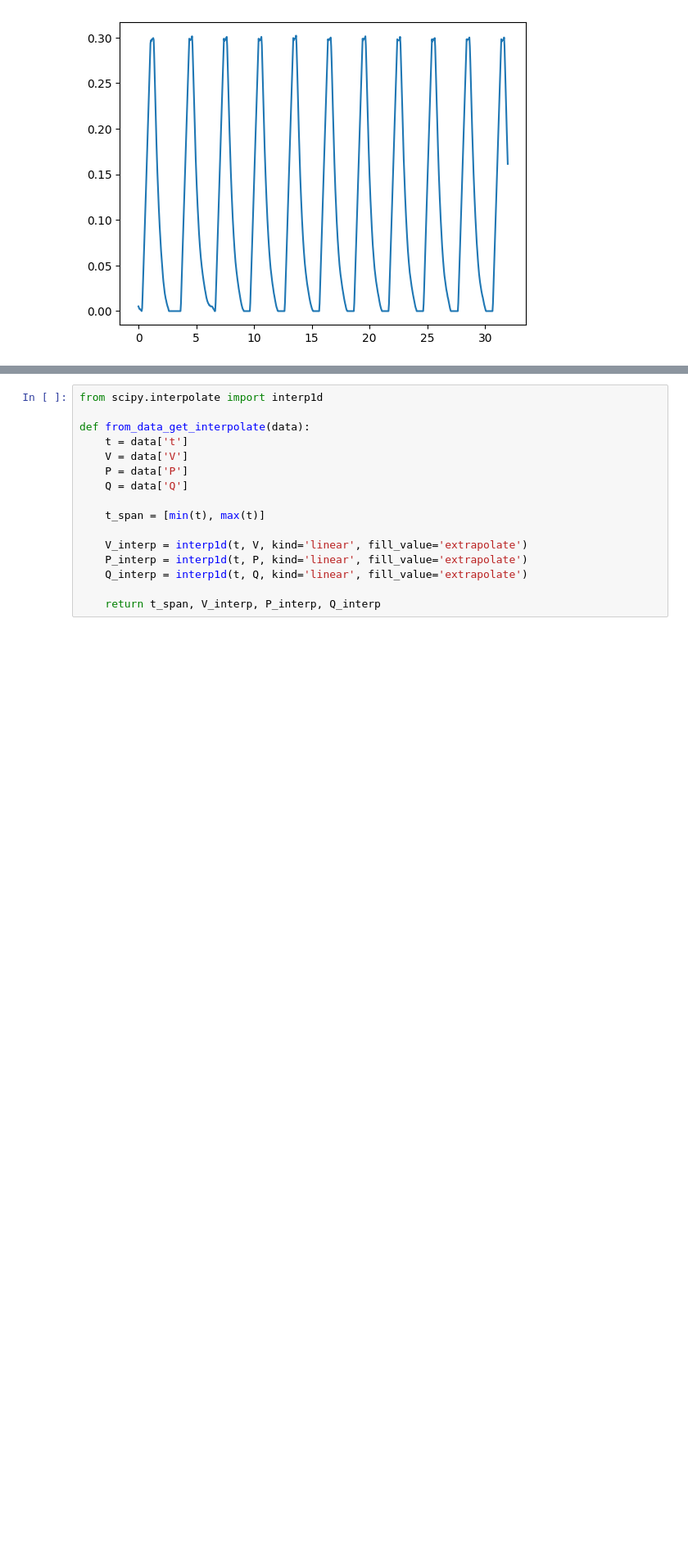
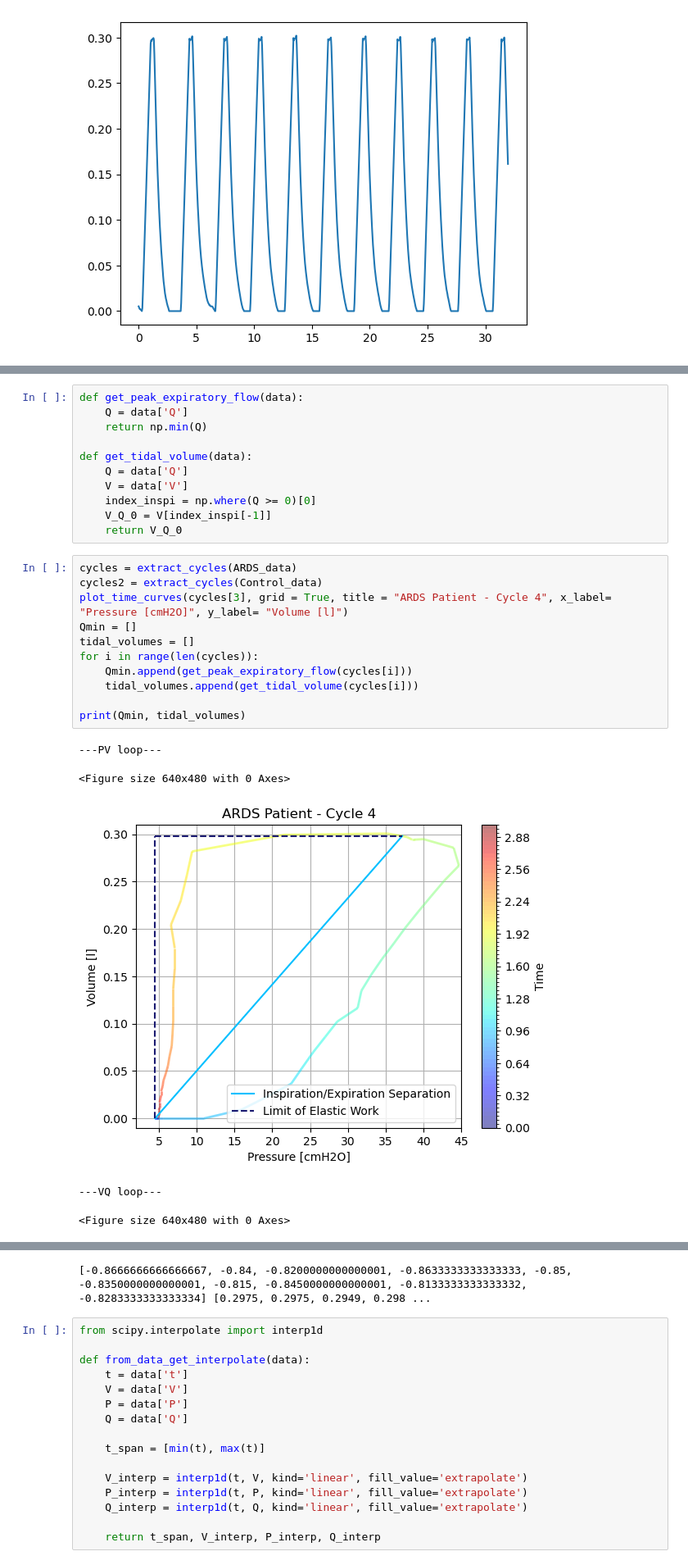
Before and after one commit to julienbrandoit/GBIO0014-2---ARDS-and-healthy-lungs-analysis, a Jupyter notebook: project.ipynb, the cells around one changed output, grey strips where cells are left out. Shown at 82% size. Saved outputs shown, nothing was run; the diff lists cells and outputs as text; blank space fills up the shorter version.

```diff
--- a/project.ipynb
+++ b/project.ipynb
@@ -152,0 +181,28 @@ Y = Control_data['V']
+# %%
+def get_peak_expiratory_flow(data):
+    Q = data['Q']
+    return np.min(Q)
+
+def get_tidal_volume(data):
+    Q = data['Q']
+    V = data['V']
+    index_inspi = np.where(Q >= 0)[0]
+    V_Q_0 = V[index_inspi[-1]]
+    return V_Q_0
+# %%
+cycles = extract_cycles(ARDS_data)
+cycles2 = extract_cycles(Control_data)
+plot_time_curves(cycles[3], grid = True, title = "ARDS Patient - Cycle 4", x_label= "Pressure [cmH2O]", y_label= "Volume [l]")
+Qmin = []
+tidal_volumes = []
+for i in range(len(cycles)):
+    Qmin.append(get_peak_expiratory_flow(cycles[i]))
+    tidal_volumes.append(get_tidal_volume(cycles[i]))
+
+print(Qmin, tidal_volumes)
+# %% [output]
+---PV loop---
+<Figure size 640x480 with 0 Axes>
+[figure, added]
+---VQ loop---
+<Figure size 640x480 with 0 Axes>
@@ -153,3 +210,4 @@ Y = Control_data['V']
+[-0.8666666666666667, -0.84, -0.8200000000000001, -0.8633333333333333, -0.85, -0.8350000000000001, -0.815, -0.8450000000000001, -0.8133333333333332, -0.8283333333333334] [0.2975, 0.2975, 0.2949, 0.298 ...
 # %%
 from scipy.interpolate import interp1d
 
```
Also changed, not shown: parts of 13 cells of this notebook, 11 other files.
